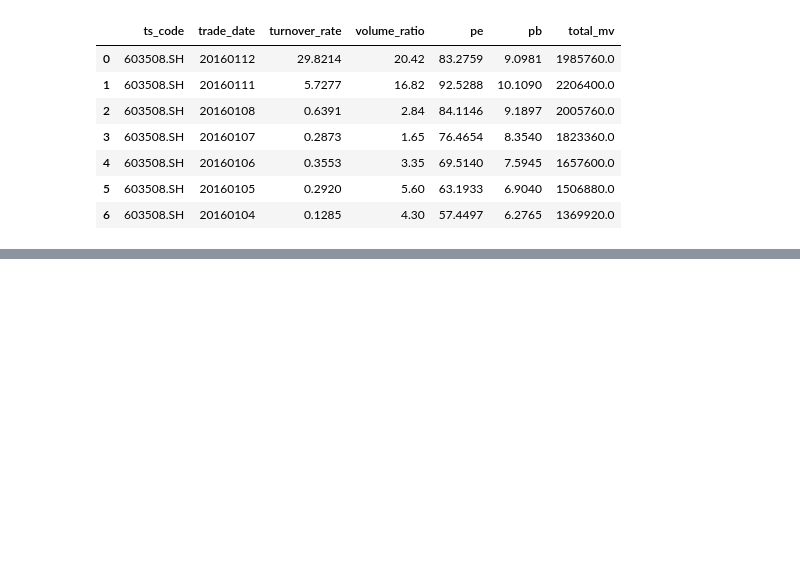
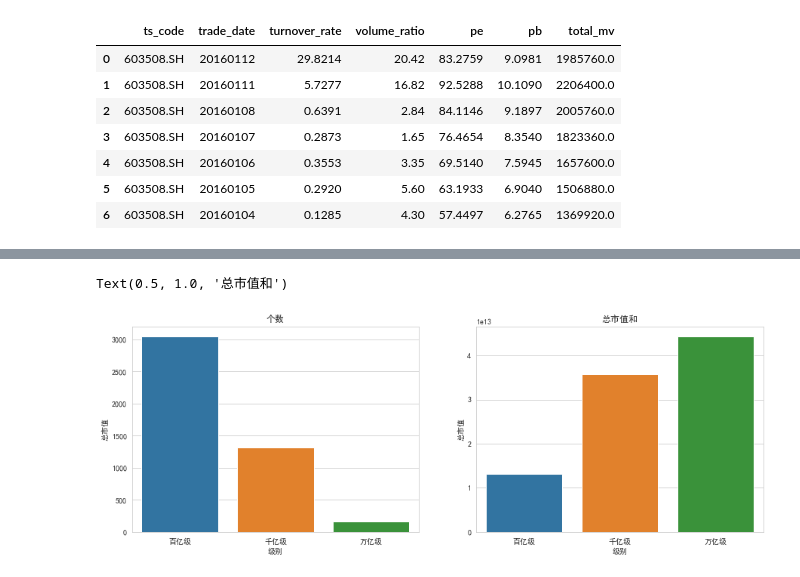
Before and after one commit to ycallenchina/PythonStudy, a Jupyter notebook: 全民Python学习实践篇_杨洋/jupyter/Tushare股票数据获取.ipynb, the cells around one changed output, grey strips where cells are left out. Drawn from its saved outputs; the diff is of its cells as text; code cells hidden in the pictures; blank space fills up the shorter version.

```diff
--- a/全民Python学习实践篇_杨洋/jupyter/Tushare股票数据获取.ipynb
+++ b/全民Python学习实践篇_杨洋/jupyter/Tushare股票数据获取.ipynb
@@ -34,0 +156,17 @@ g.figure.set_size_inches(15,10)
+# %%
+import pandas as pd
+# 100亿,1000亿,以上分组
+df['级别']=pd.cut(df['总市值'],bins=[0,10000000000,100000000000,20000000000000],labels=['百亿级','千亿级','万亿级'])
+
+fig, axs = plt.subplots(1, 2, figsize=(15, 5))
+
+df_gb_count=df.groupby('级别').count()
+df_gb_sum=df.groupby('级别').sum()
+
+g=sns.barplot(data=df_gb_count,x=df_gb_count.index,y='总市值',ax=axs[0])
+b=sns.barplot(data=df_gb_sum,x=df_gb_sum.index,y='总市值',ax=axs[1])
+g.set_title('个数')
+b.set_title('总市值和')
+# %% [output]
+Text(0.5, 1.0, '总市值和')
+[figure, added]
```
Also changed, not shown: parts of 18 cells of this notebook.
